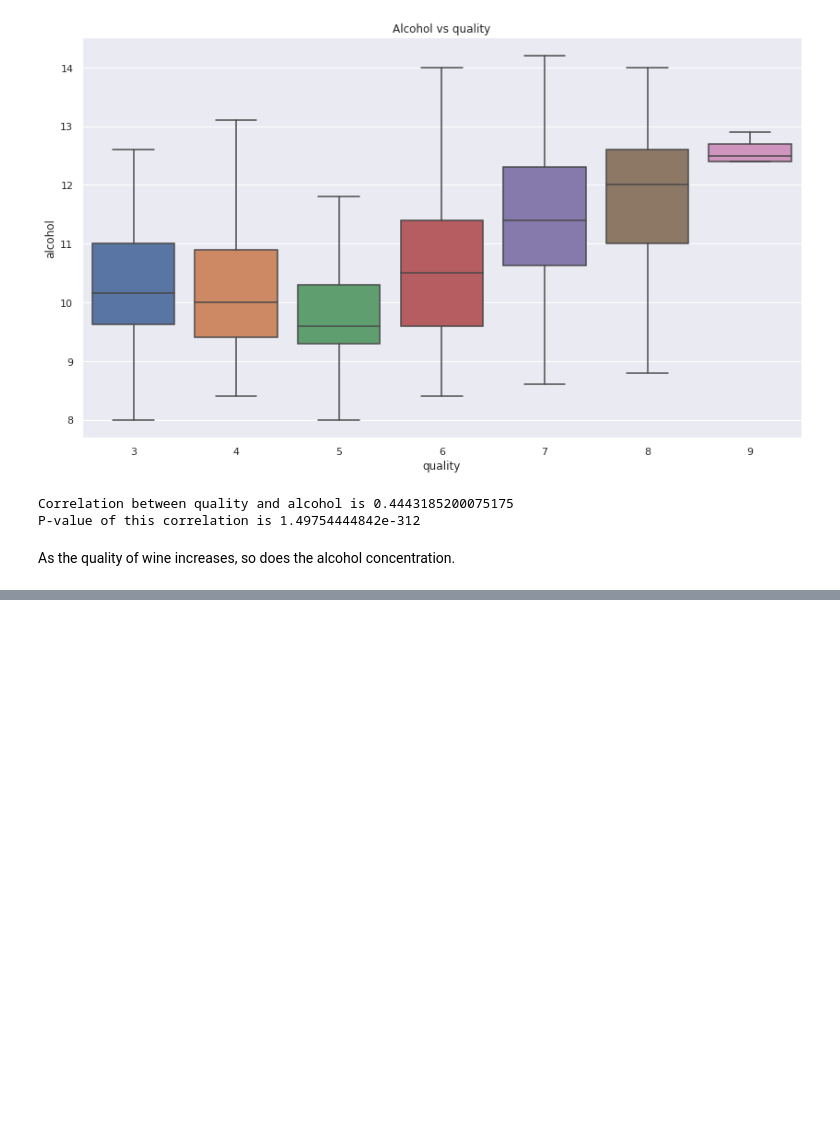
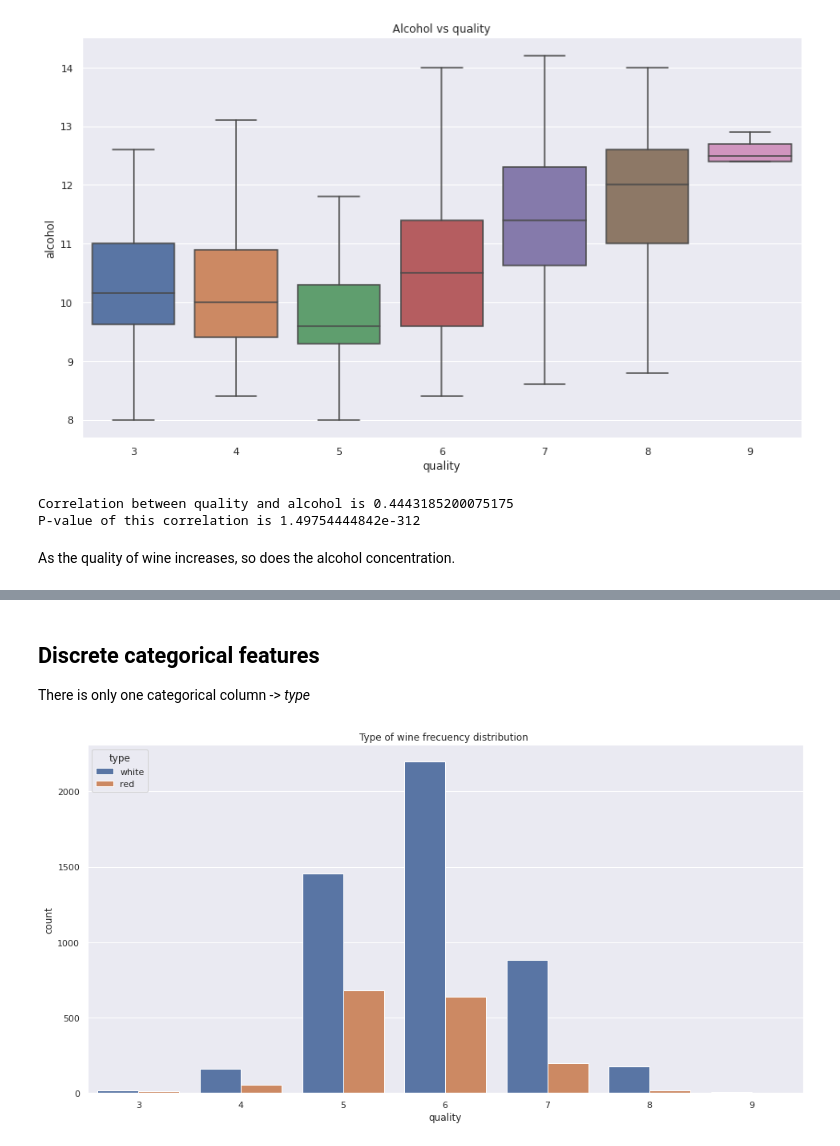
Before and after one commit to OSWA00/Wine-quality-predictor, a Jupyter notebook: notebooks/data_analysis.ipynb, the cells around one changed output, grey strips where cells are left out. Cells and saved outputs as stored; diff of their text form; code cells hidden in the pictures; blank space fills up the shorter version.

```diff
--- a/notebooks/data_analysis.ipynb
+++ b/notebooks/data_analysis.ipynb
@@ -232,0 +275,10 @@ Name: quality_label, dtype: int64
+# %% [markdown]
+## Discrete categorical features
+
+There is only one categorical column -> *type*
+# %%
+fig = plt.figure(figsize=(16, 8))
+sns.countplot(data=df_wine, x="quality", hue="type").set(title="Type of wine frecuency distribution ")
+plt.show()
+# %% [output]
+[figure, added]
```
Also changed, not shown: parts of 22 cells of this notebook.
